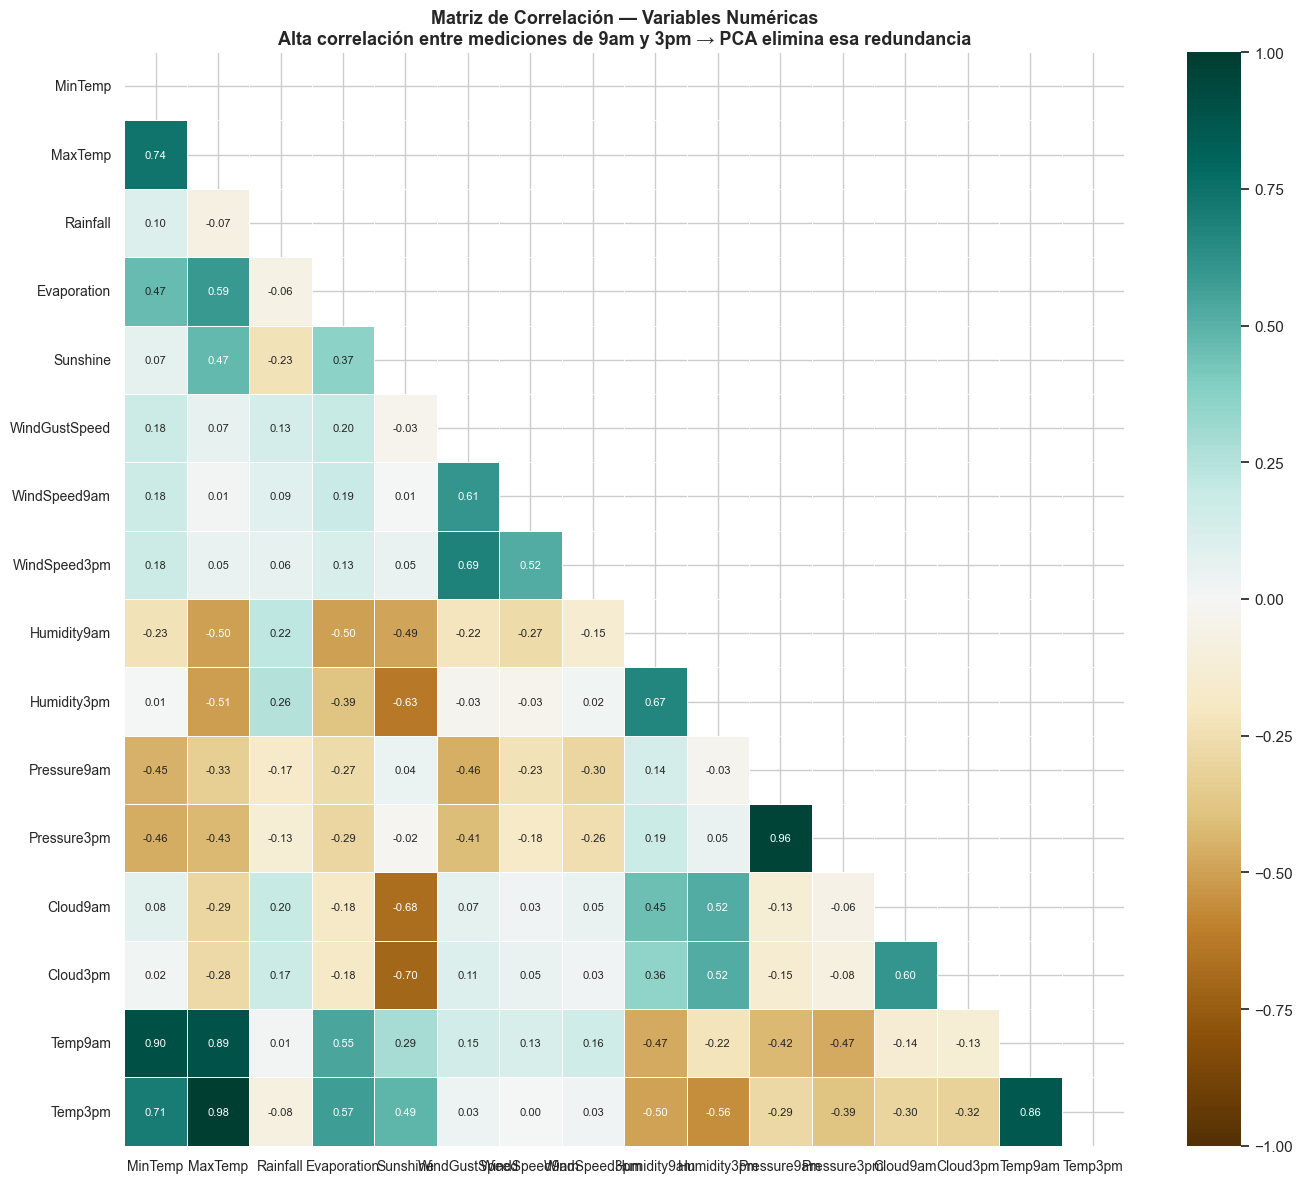
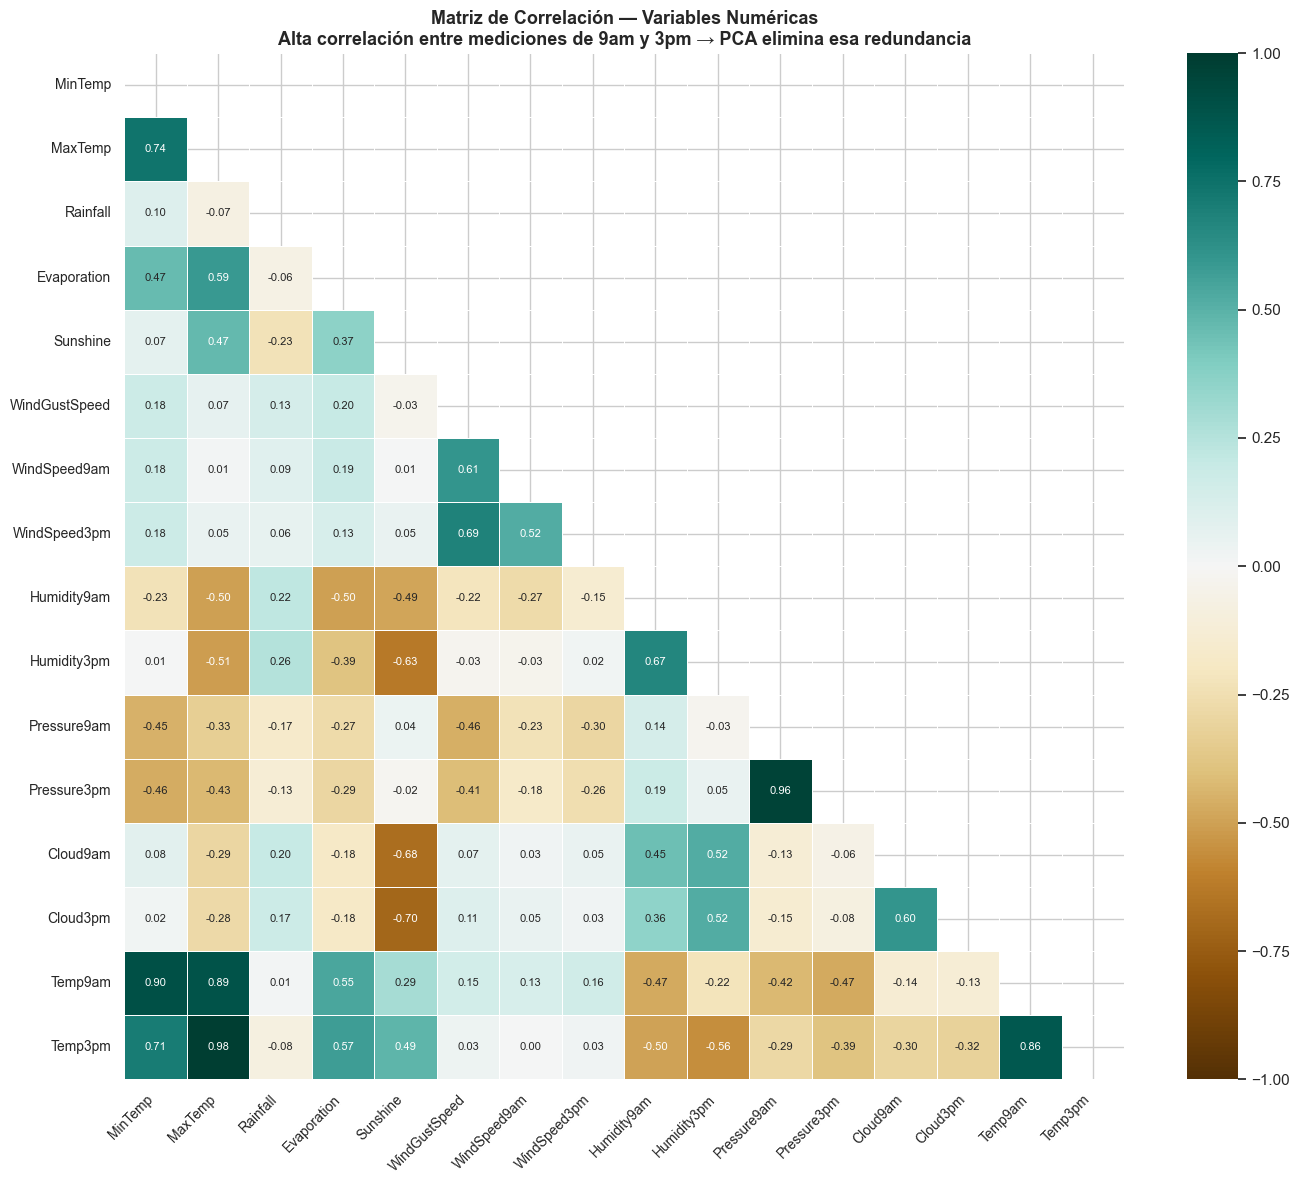
The notebook cell's code change between the first figure and the second:
--- before
+++ after
@@ -8,5 +8,7 @@
              'Alta correlación entre mediciones de 9am y 3pm → PCA elimina esa redundancia',
              fontsize=13, fontweight='bold')
-ax.tick_params(labelsize=10, rotation=0)
+ax.tick_params(axis='x', labelsize=10, rotation=45)
+ax.tick_params(axis='y', labelsize=10, rotation=0)
+ax.set_xticklabels(ax.get_xticklabels(), ha='right')
 plt.tight_layout()
 plt.savefig('../data/processed/correlation_matrix.png', dpi=150, bbox_inches='tight')

Commit: fix(notebook): cambio de graficas